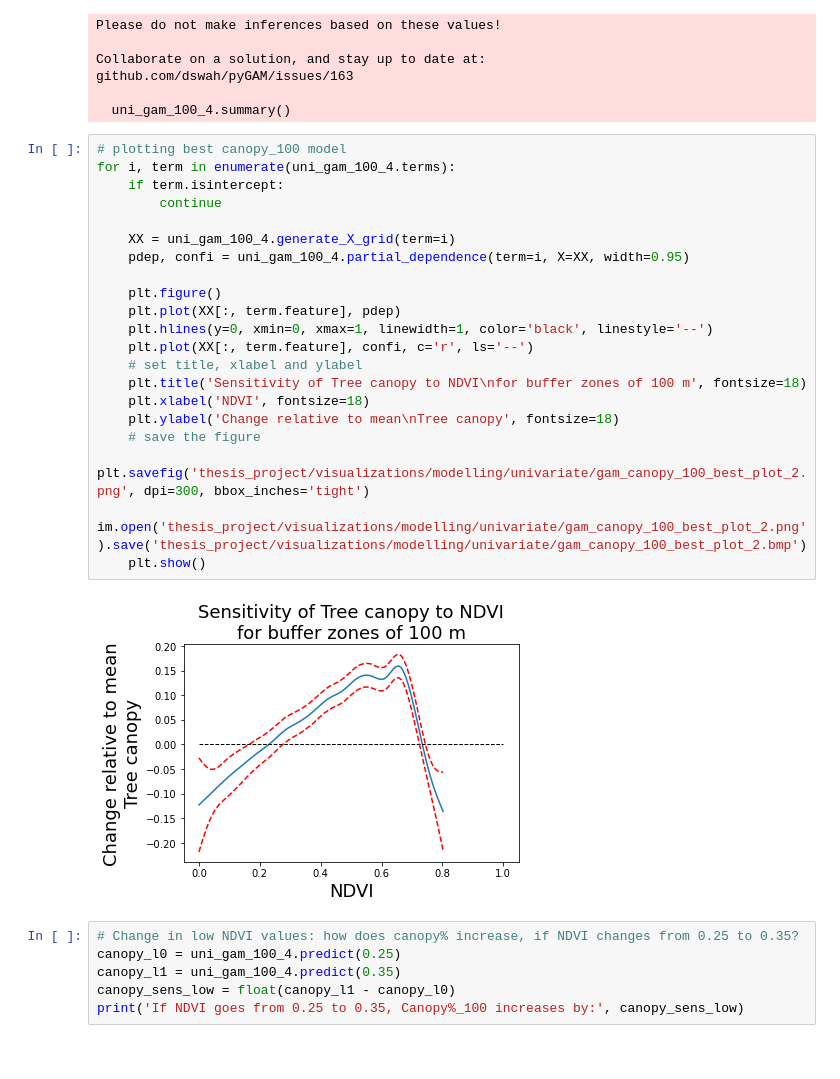
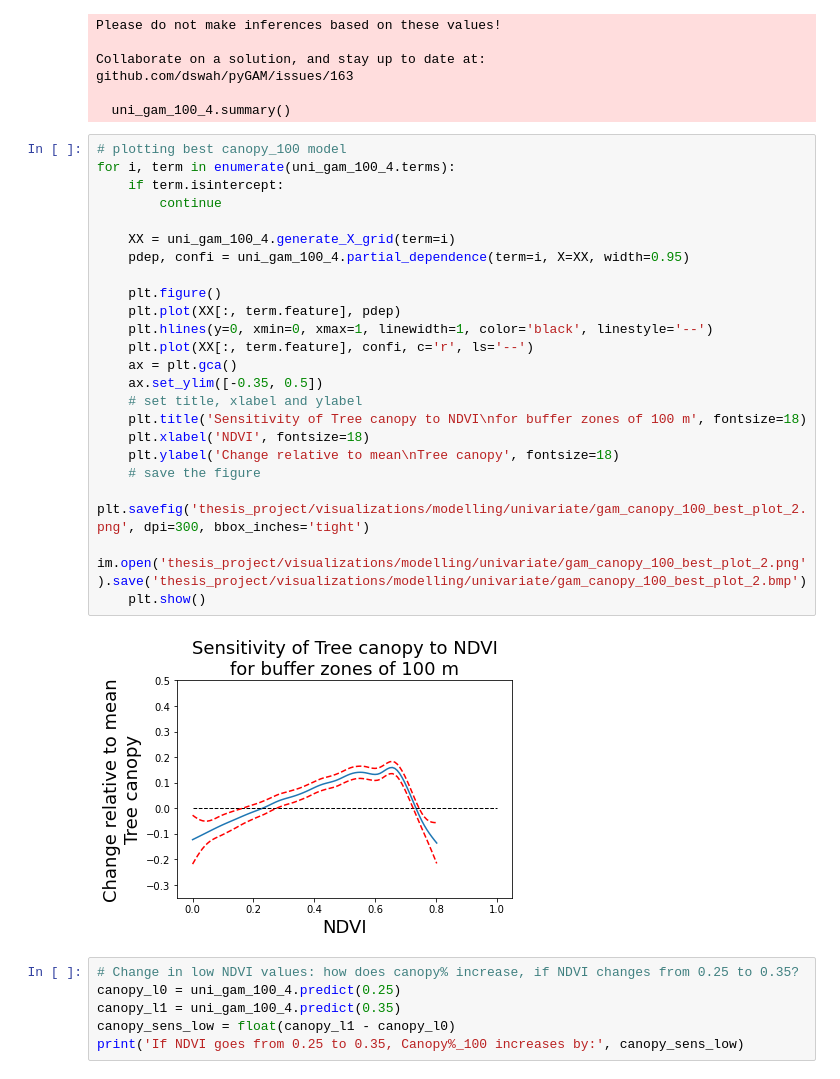
Before and after one commit to alexdelai/NDVI-dimist, a Jupyter notebook: 5_univariate_analysis_ndvi_2.ipynb, the cells around one changed output. Saved outputs shown, nothing was run; the diff lists cells and outputs as text.

Commit message:
Updated plots

```diff
--- a/5_univariate_analysis_ndvi_2.ipynb
+++ b/5_univariate_analysis_ndvi_2.ipynb
@@ -242,26 +244,28 @@ github.com/dswah/pyGAM/issues/163
 # %%
 # plotting best canopy_100 model
 for i, term in enumerate(uni_gam_100_4.terms):
     if term.isintercept:
         continue
 
     XX = uni_gam_100_4.generate_X_grid(term=i)
     pdep, confi = uni_gam_100_4.partial_dependence(term=i, X=XX, width=0.95)
 
     plt.figure()
     plt.plot(XX[:, term.feature], pdep)
     plt.hlines(y=0, xmin=0, xmax=1, linewidth=1, color='black', linestyle='--')
     plt.plot(XX[:, term.feature], confi, c='r', ls='--')
+    ax = plt.gca()
+    ax.set_ylim([-0.35, 0.5])
     # set title, xlabel and ylabel
     plt.title('Sensitivity of Tree canopy to NDVI\nfor buffer zones of 100 m', fontsize=18)
     plt.xlabel('NDVI', fontsize=18)
     plt.ylabel('Change relative to mean\nTree canopy', fontsize=18)
     # save the figure
     plt.savefig('thesis_project/visualizations/modelling/univariate/gam_canopy_100_best_plot_2.png', dpi=300, bbox_inches='tight')
     im.open('thesis_project/visualizations/modelling/univariate/gam_canopy_100_best_plot_2.png').save('thesis_project/visualizations/modelling/univariate/gam_canopy_100_best_plot_2.bmp')
     plt.show()
 # %% [output]
-[figure, old version]
+[figure, new version]
 # %%
 # Change in low NDVI values: how does canopy% increase, if NDVI changes from 0.25 to 0.35?
 canopy_l0 = uni_gam_100_4.predict(0.25)
```
Also changed, not shown: parts of 12 cells of this notebook, 1 other file.
